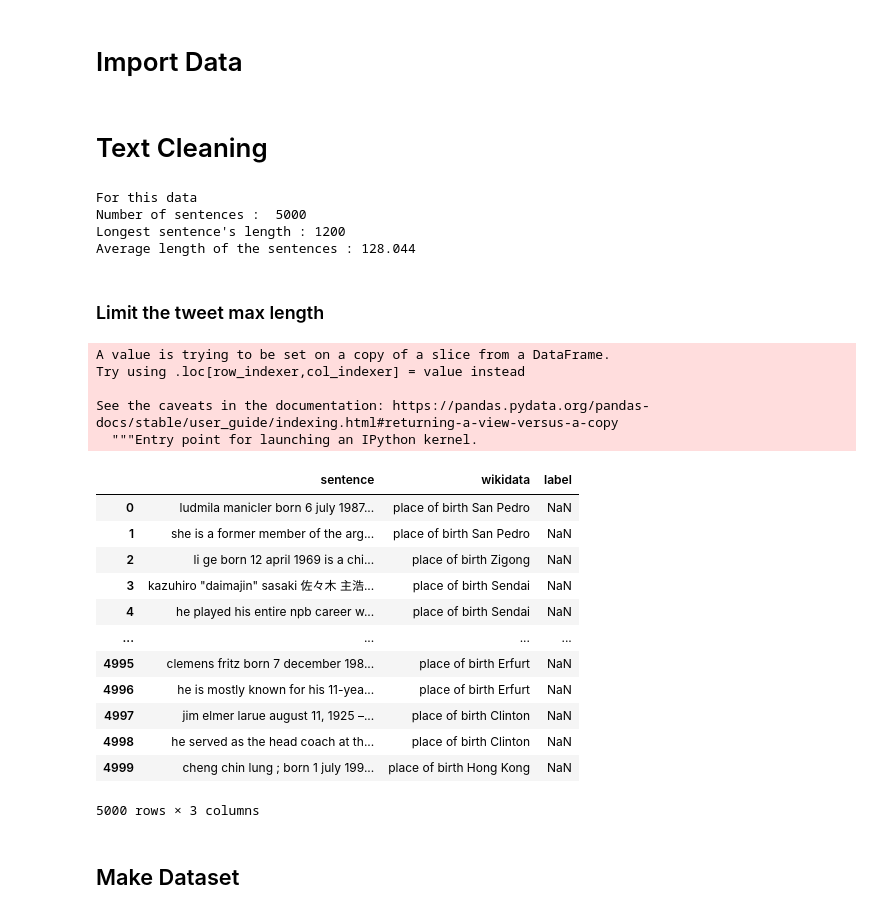
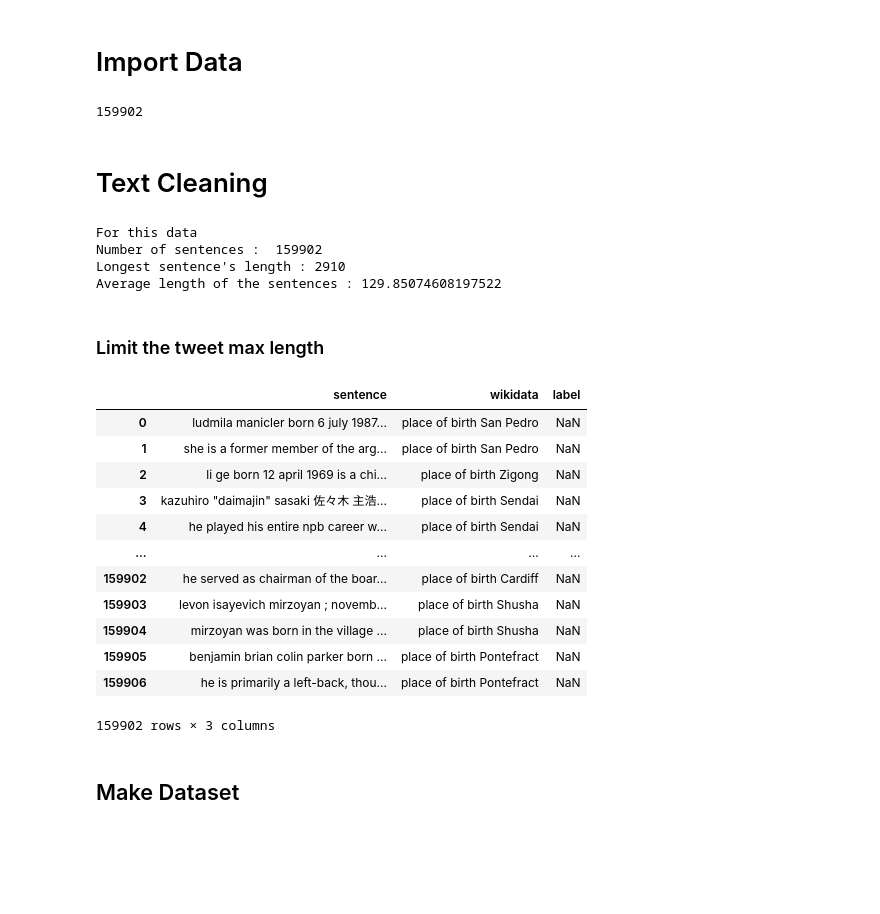
Before and after one commit to cyclonelee24/Wikipedia_Wikidata_Alignment, a Jupyter notebook: Wikidata_pretrained_BERT_unlabel.ipynb, the cells around one changed output. Saved outputs shown, nothing was run; the diff lists cells and outputs as text; code cells hidden in the pictures; blank space fills up the shorter version.

```diff
--- a/Wikidata_pretrained_BERT_unlabel.ipynb
+++ b/Wikidata_pretrained_BERT_unlabel.ipynb
@@ -21,8 +21,18 @@ PyTorch version :  1.6.0
 import pandas as pd
 # %%
 df = pd.read_csv('./data/data_place_of_death_unlabel.csv')
-# %%
-df = df[:5000]
+# %%
+drop_row = []
+for i in range(len(df)):
+    sentence = df.iloc[i]['sentence']
+    if type(sentence) == float:
+        drop_row.append(i)
+
+df.drop(drop_row, inplace=True)
+# %%
+print(len(df))
+# %% [output]
+159902
 # %% [markdown]
 # Text Cleaning
 # %%
@@ -32,9 +42,9 @@ print("Longest sentence\'s length : " + str(df.sentence.map(len).max()))
 print("Average length of the sentences : " + str(df.sentence.map(len).mean()))
 # %% [output]
 For this data
-Number of sentences :  5000
-Longest sentence's length : 1200
-Average length of the sentences : 128.044
+Number of sentences :  159902
+Longest sentence's length : 2910
+Average length of the sentences : 129.85074608197522
 # %% [markdown]
 ### Limit the tweet max length
 # %%
@@ -42,26 +52,21 @@ def max_text_length(text, length):
     text = text[:length]
     return text
 # %%
-df['sentence'] = df['sentence'].map(lambda x: max_text_length(x, 1200))
+df['sentence'] = df['sentence'].map(lambda x: max_text_length(x, 1000))
 
 df
 # %% [output]
+|  | sentence | wikidata | label |
+| 0 | ludmila manicler born 6 july 1987... | place of birth San Pedro | NaN |
+| 1 | she is a former member of the arg... | place of birth San Pedro | NaN |
+| 2 | li ge born 12 april 1969 is a chi... | place of birth Zigong | NaN |
+| 3 | kazuhiro "daimajin" sasaki 佐々木 主浩... | place of birth Sendai | NaN |
+| 4 | he played his entire npb career w... | place of birth Sendai | NaN |
+| ... | ... | ... | ... |
+| 159902 | he served as chairman of the boar... | place of birth Cardiff | NaN |
+| 159903 | levon isayevich mirzoyan ; novemb... | place of birth Shusha | NaN |
+| 159904 | mirzoyan was born in the village ... | place of birth Shusha | NaN |
+| 159905 | benjamin brian colin parker born ... | place of birth Pontefract | NaN |
+| 159906 | he is primarily a left-back, thou... | place of birth Pontefract | NaN |
-A value is trying to be set on a copy of a slice from a DataFrame.
-Try using .loc[row_indexer,col_indexer] = value instead
-
-See the caveats in the documentation: https://pandas.pydata.org/pandas-docs/stable/user_guide/indexing.html#returning-a-view-versus-a-copy
-  """Entry point for launching an IPython kernel.
+159902 rows × 3 columns
-|  | sentence | wikidata | label |
-| 0 | ludmila manicler born 6 july 1987... | place of birth San Pedro | NaN |
-| 1 | she is a former member of the arg... | place of birth San Pedro | NaN |
-| 2 | li ge born 12 april 1969 is a chi... | place of birth Zigong | NaN |
-| 3 | kazuhiro "daimajin" sasaki 佐々木 主浩... | place of birth Sendai | NaN |
-| 4 | he played his entire npb career w... | place of birth Sendai | NaN |
-| ... | ... | ... | ... |
-| 4995 | clemens fritz born 7 december 198... | place of birth Erfurt | NaN |
-| 4996 | he is mostly known for his 11-yea... | place of birth Erfurt | NaN |
-| 4997 | jim elmer larue august 11, 1925 –... | place of birth Clinton | NaN |
-| 4998 | he served as the head coach at th... | place of birth Clinton | NaN |
-| 4999 | cheng chin lung ; born 1 july 199... | place of birth Hong Kong | NaN |
-5000 rows × 3 columns
 # %%
```
Also changed, not shown: parts of 9 cells of this notebook, 4 other files.
